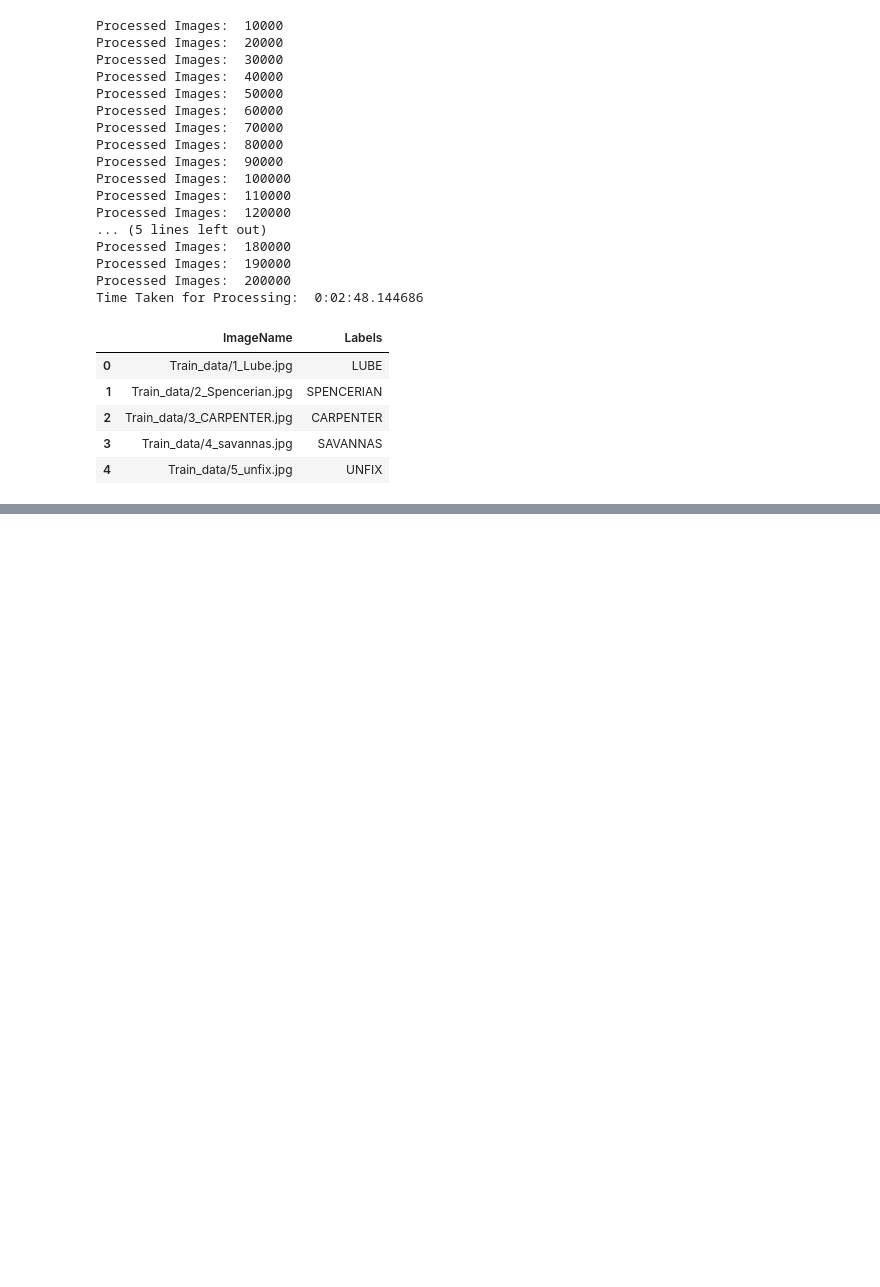
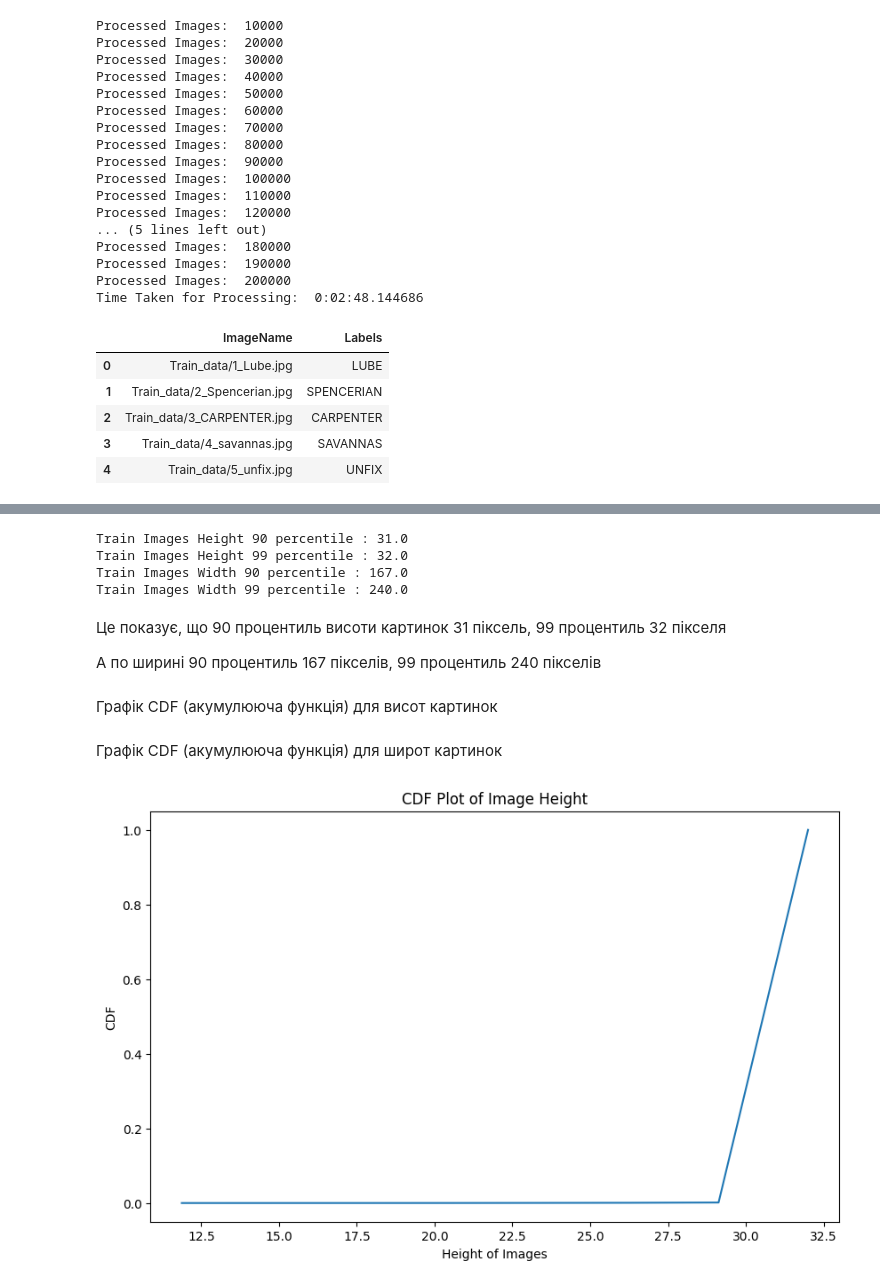
Before and after one commit to Yurii-Vipshovsky/Image_text_recognition_CRNN, a Jupyter notebook: Text_recognition.ipynb, the cells around one changed output, grey strips where cells are left out. Cells and saved outputs as stored; diff of their text form; code cells hidden in the pictures; blank space fills up the shorter version.

```diff
--- a/Text_recognition.ipynb
+++ b/Text_recognition.ipynb
@@ -257,0 +298,3 @@ train_data.to_csv('Train_Final.csv')
+# %%
+train_img_size = pandas.read_csv('Train_image_sizes.csv')
+train_img_size.describe()
@@ -257,0 +311,33 @@ train_data.to_csv('Train_Final.csv')
+# %%
+print("Train Images Height 90 percentile :", np.percentile(train_img_size['Height'].values, 90))
+print("Train Images Height 99 percentile :", np.percentile(train_img_size['Height'].values, 99))
+print("Train Images Width 90 percentile :", np.percentile(train_img_size['Width'].values, 90))
+print("Train Images Width 99 percentile :", np.percentile(train_img_size['Width'].values, 99))
+# %% [output]
+Train Images Height 90 percentile : 31.0
+Train Images Height 99 percentile : 32.0
+Train Images Width 90 percentile : 167.0
+Train Images Width 99 percentile : 240.0
+# %% [markdown]
+Це показує, що 90 процентиль висоти картинок 31 піксель, 99 процентиль 32 пікселя
+
+А по ширині 90 процентиль 167 пікселів, 99 процентиль 240 пікселів
+# %% [markdown]
+Графік CDF (акумулююча функція) для висот картинок
+# %%
+def cdf_image_heights(label_len):
+    """
+    Takes a list of image heights as input and Plots CDF of image heights
+    """
+    plt.figure(figsize = (10,6))
+    count_labels = np.array(label_len)
+    counts, bin_edges = np.histogram(count_labels, bins = 8, density = True)
+    pdf = counts / (sum(counts))
+    cdf = np.cumsum(pdf)
+    plt.plot(bin_edges[1:], cdf)
+    plt.xlabel('Height of Images', fontsize = 10)
+    plt.ylabel('CDF', fontsize = 10)
+    plt.title('CDF Plot of Image Height', fontsize = 12)
+    plt.show()
+# %% [markdown]
+Графік CDF (акумулююча функція) для широт картинок
@@ -257,0 +359,4 @@ train_data.to_csv('Train_Final.csv')
+# %%
+cdf_image_heights(train_img_size['Height'].values)
+# %% [output]
+[figure, added]
```
Also changed, not shown: parts of 26 cells of this notebook, 1 other file.
